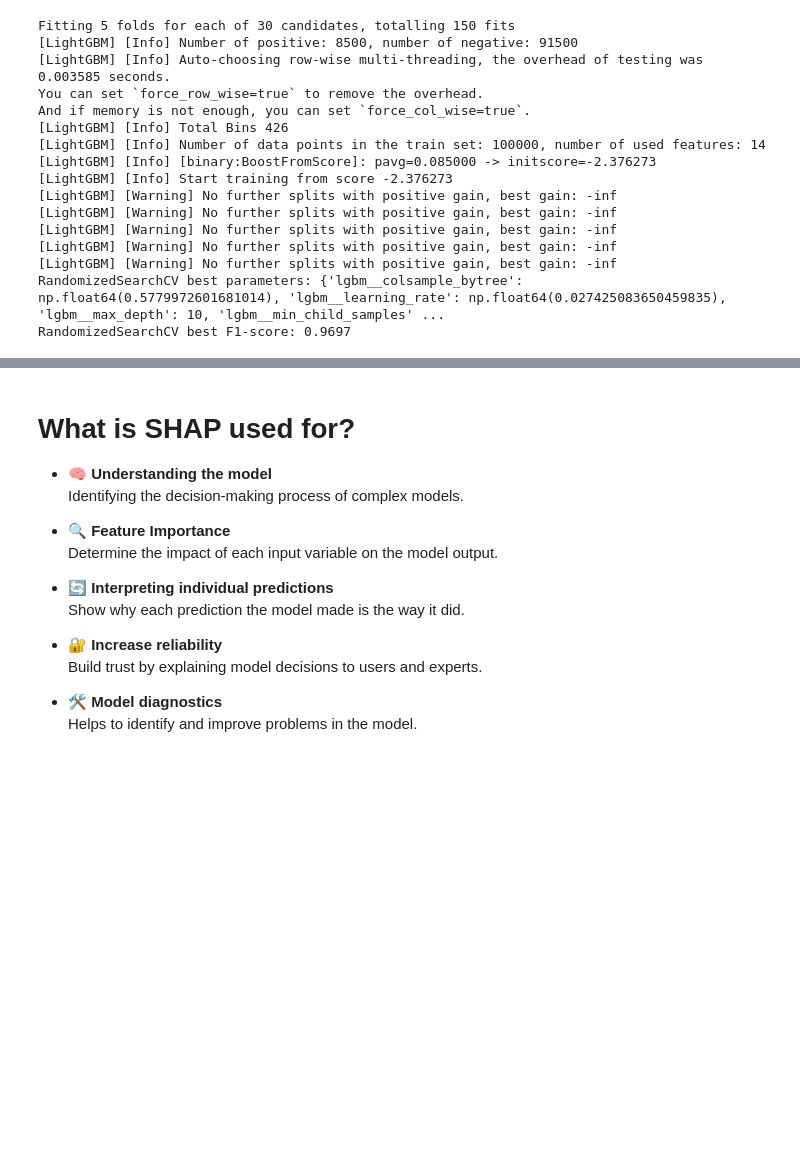
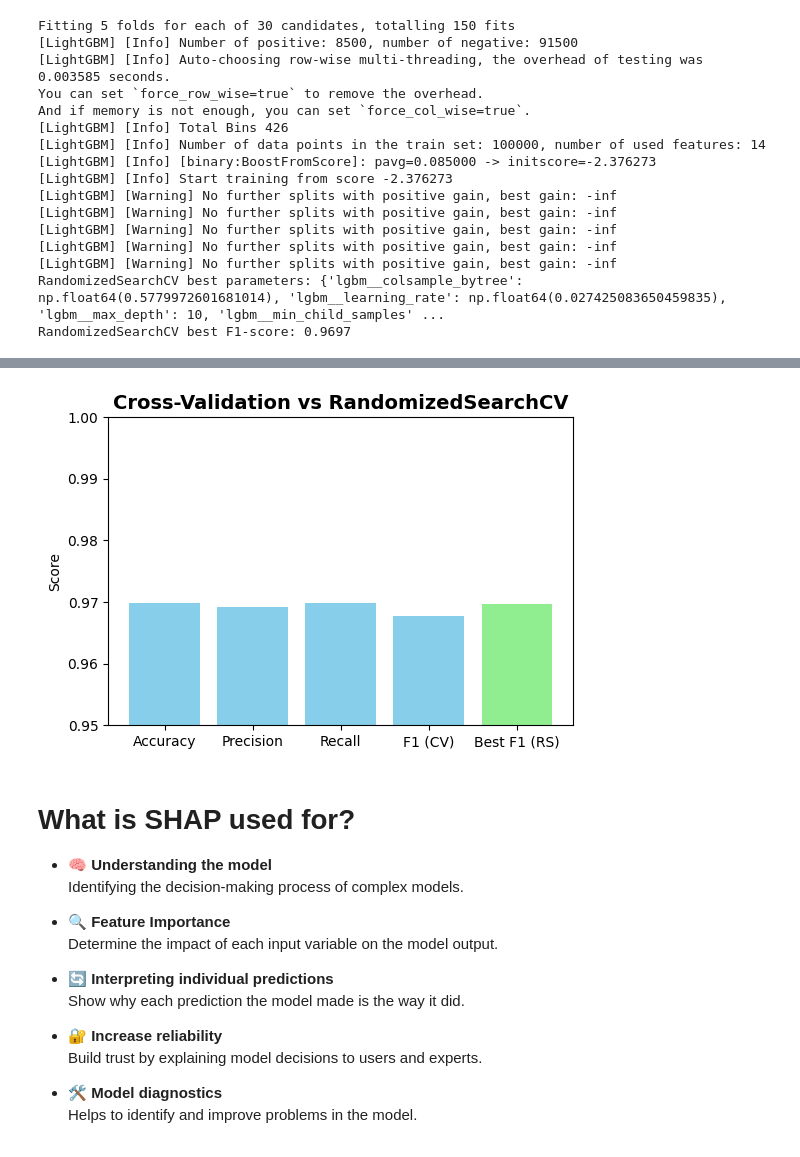
Before and after one commit to rasulbekdeveloper907/MY_PORTFOLIO, a Jupyter notebook: DIABETES_PREDICTION/Diabetes_Prediction.ipynb, the cells around one changed output, grey strips where cells are left out. Saved outputs shown, nothing was run; the diff lists cells and outputs as text; code cells hidden in the pictures; blank space fills up the shorter version.

```diff
--- a/DIABETES_PREDICTION/Diabetes_Prediction.ipynb
+++ b/DIABETES_PREDICTION/Diabetes_Prediction.ipynb
@@ -897,3 +954,15 @@ RandomizedSearchCV best F1-score: 0.9697
+# %%
+# Taqqoslash: CV va Best F1
+plt.figure(figsize=(6,4))
+plt.bar(["Accuracy", "Precision", "Recall", "F1 (CV)", "Best F1 (RS)"],
+        [0.9699, 0.9692, 0.9699, 0.9677, 0.9697],
+        color=["skyblue","skyblue","skyblue","skyblue","lightgreen"])
+plt.title("Cross-Validation vs RandomizedSearchCV", fontsize=14, fontweight="bold")
+plt.ylim(0.95, 1.0)
+plt.ylabel("Score")
+plt.show()
+# %% [output]
+[figure, added]
 # %% [markdown]
 # What is SHAP used for?
 
```
Also changed, not shown: parts of 5 cells of this notebook.
